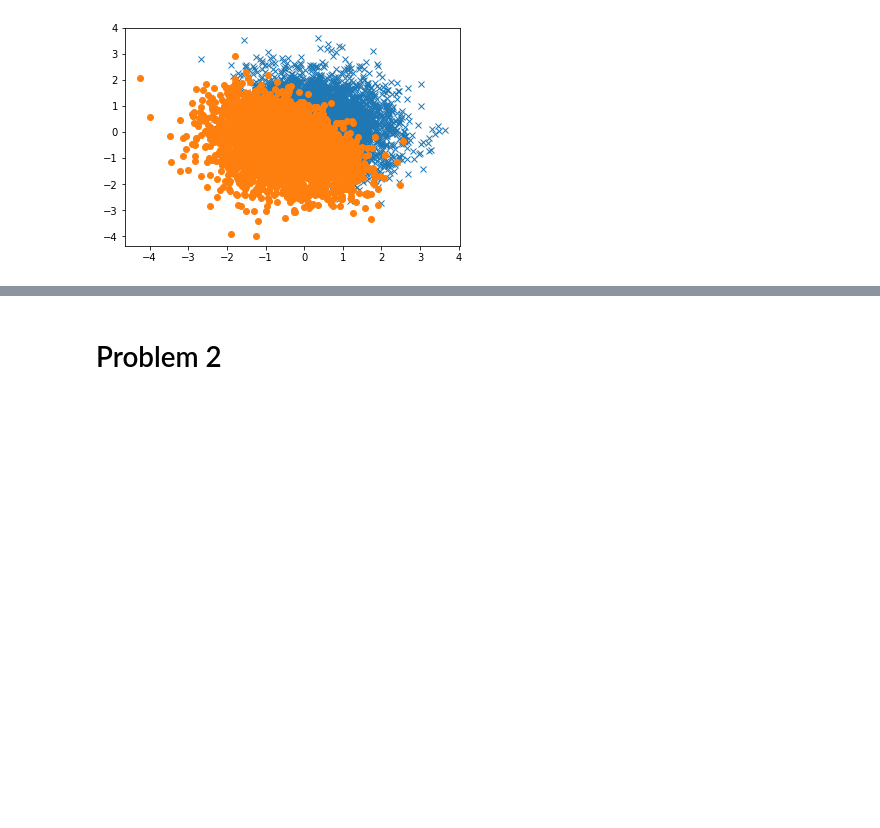
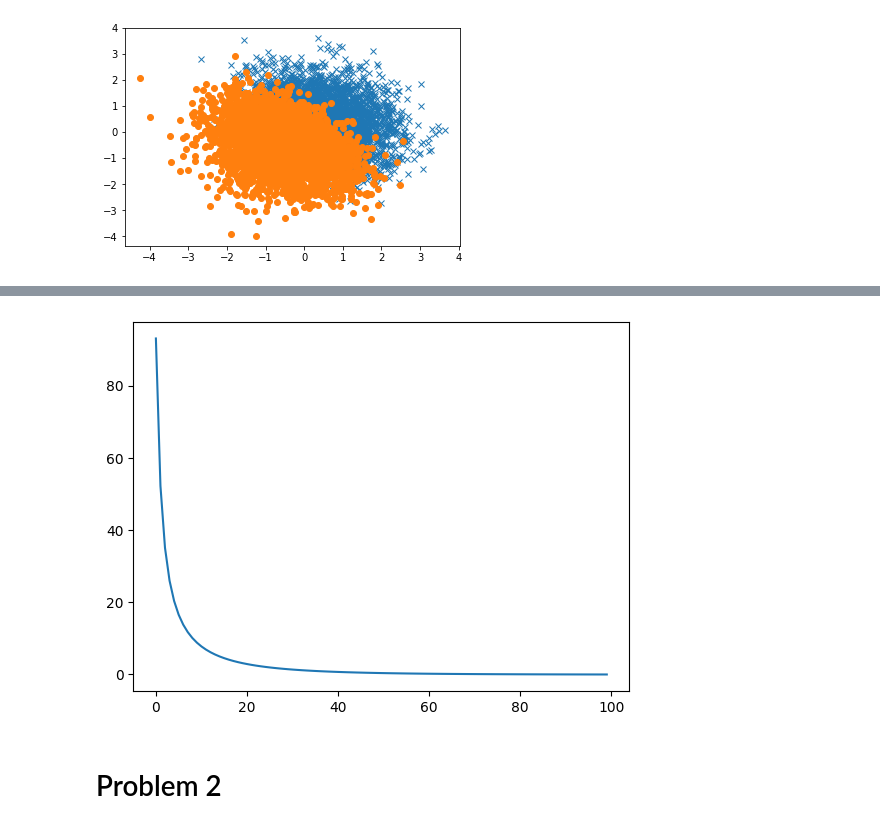
Before and after one commit to gray-1to/ad_ML_2023, a Jupyter notebook: ad_mid_report.ipynb, the cells around one changed output, grey strips where cells are left out. Cells and saved outputs as stored; diff of their text form; code cells hidden in the pictures; blank space fills up the shorter version.

```diff
--- a/ad_mid_report.ipynb
+++ b/ad_mid_report.ipynb
@@ -112,7 +204,13 @@ loss_hist_newton = [] # to store the history of loss J(w_t)
 # %%
 # plot the result
+loss_hist_batch = loss_hist_batch - loss_hist_batch[-1]
+loss_hist_newton = loss_hist_newton - loss_hist_newton[-1]
+fig = plt.figure()
 plt.plot(loss_hist_batch)
 plt.plot(loss_hist_newton)
+fig.savefig('data/1-2-compare.png')
+# %% [output]
+[figure, added]
 # %% [markdown]
 # Problem 2
 # %%
```
Also changed, not shown: parts of 14 cells of this notebook, 5 other files.
